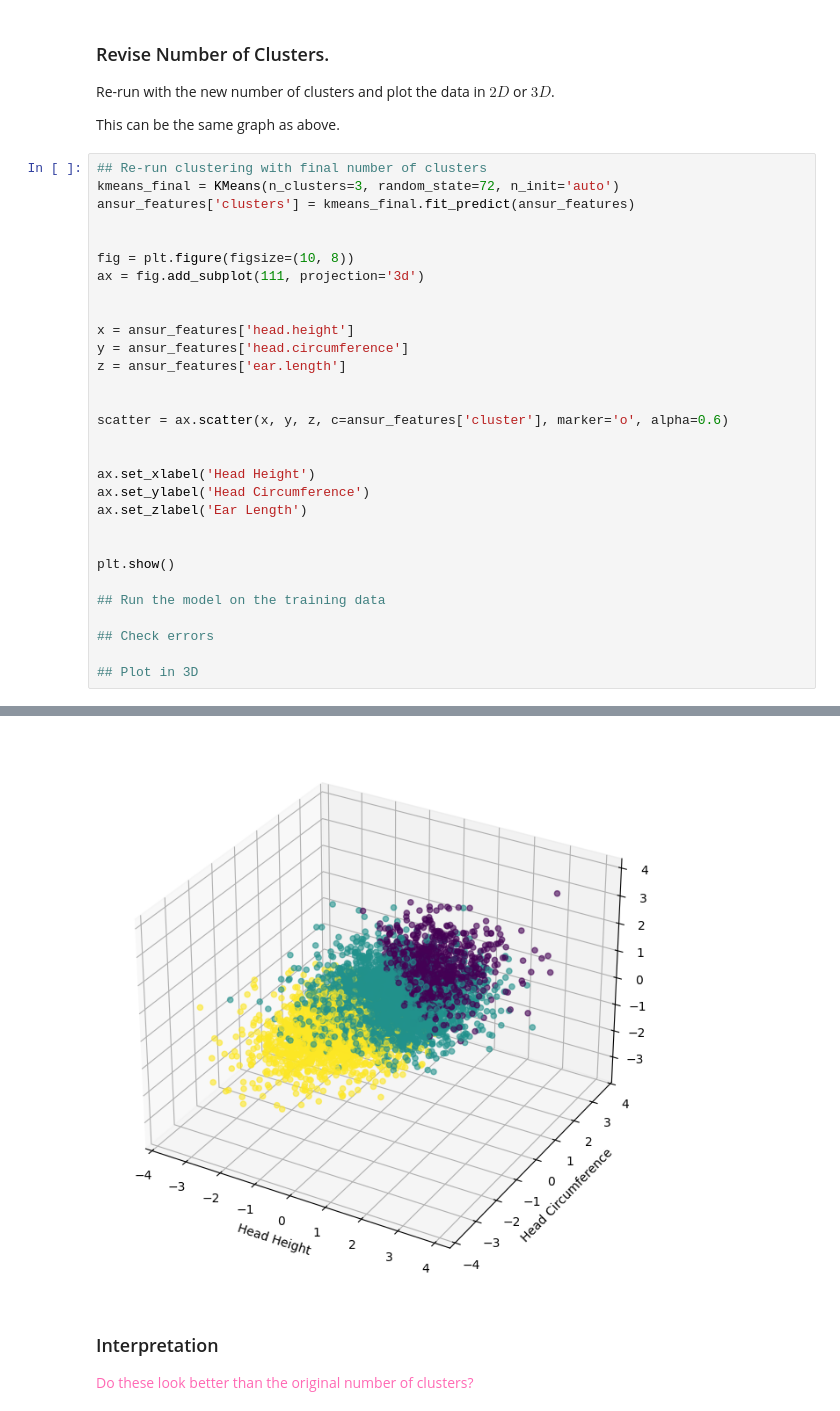
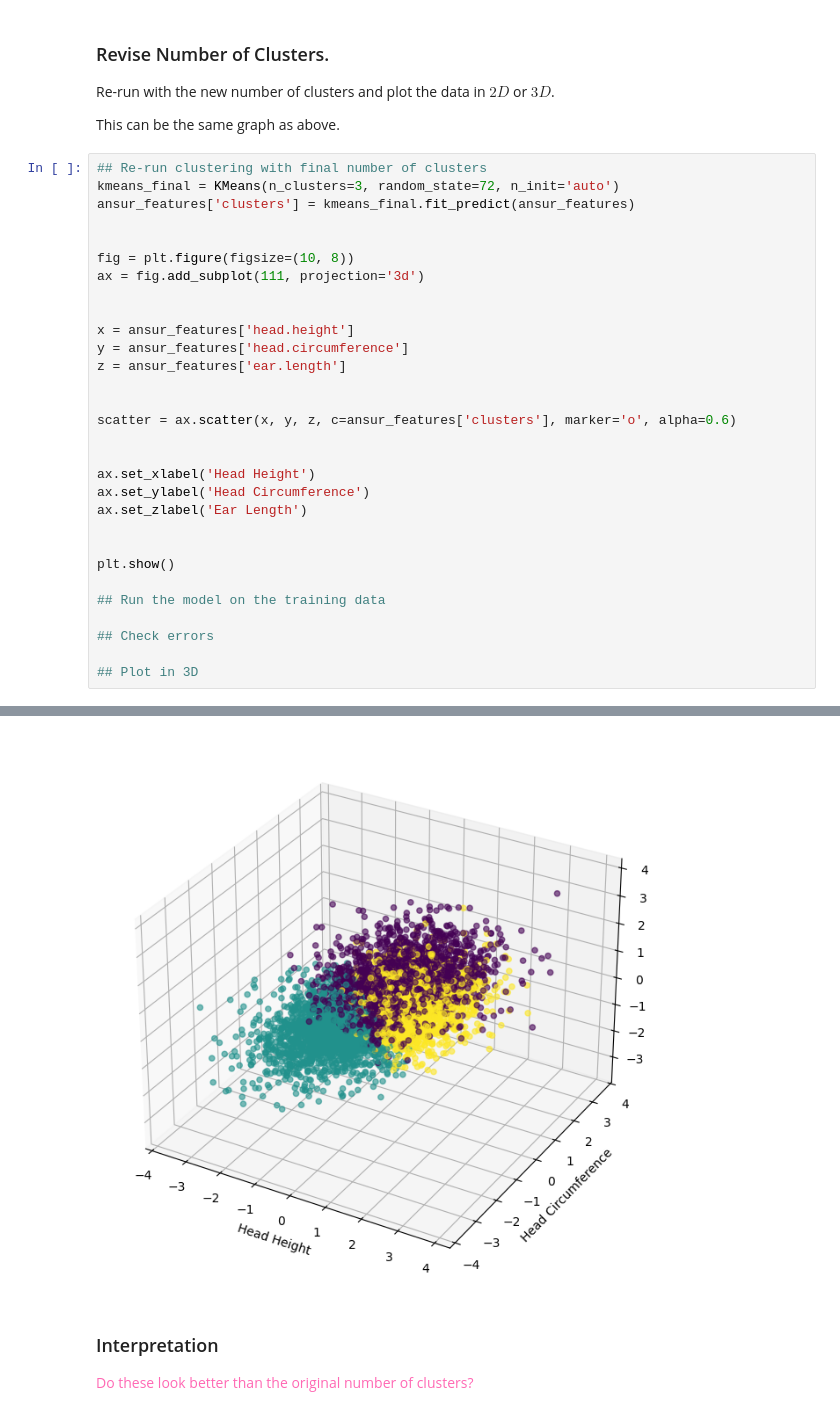
Before and after one commit to KAZIARSH-AI-ML-SPRING2026/KAZHomework08, a Jupyter notebook: Homework08.ipynb, the cells around one changed output, grey strips where cells are left out. Cells and saved outputs as stored; diff of their text form.

```diff
--- a/Homework08.ipynb
+++ b/Homework08.ipynb
@@ -199,35 +201,35 @@ ansur_features['clusters'] = kmeans_final.fit_predict(ansur_features)
 
 fig = plt.figure(figsize=(10, 8))
 ax = fig.add_subplot(111, projection='3d')
 
 
 x = ansur_features['head.height']
 y = ansur_features['head.circumference']
 z = ansur_features['ear.length']
 
 
-scatter = ax.scatter(x, y, z, c=ansur_features['cluster'], marker='o', alpha=0.6)
+scatter = ax.scatter(x, y, z, c=ansur_features['clusters'], marker='o', alpha=0.6)
 
 
 ax.set_xlabel('Head Height')
 ax.set_ylabel('Head Circumference')
 ax.set_zlabel('Ear Length')
 
 
 plt.show()
 
 ## Run the model on the training data
 
 ## Check errors
 
 ## Plot in 3D
 # %% [output]
 A value is trying to be set on a copy of a slice from a DataFrame.
 Try using .loc[row_indexer,col_indexer] = value instead
 
 See the caveats in the documentation: https://pandas.pydata.org/pandas-docs/stable/user_guide/indexing.html#returning-a-view-versus-a-copy
   ansur_features['clusters'] = kmeans_final.fit_predict(ansur_features)
-[figure, old version]
+[figure, new version]
 # %% [markdown]
 ### Interpretation
 
```
Also changed, not shown: parts of 21 cells of this notebook.
